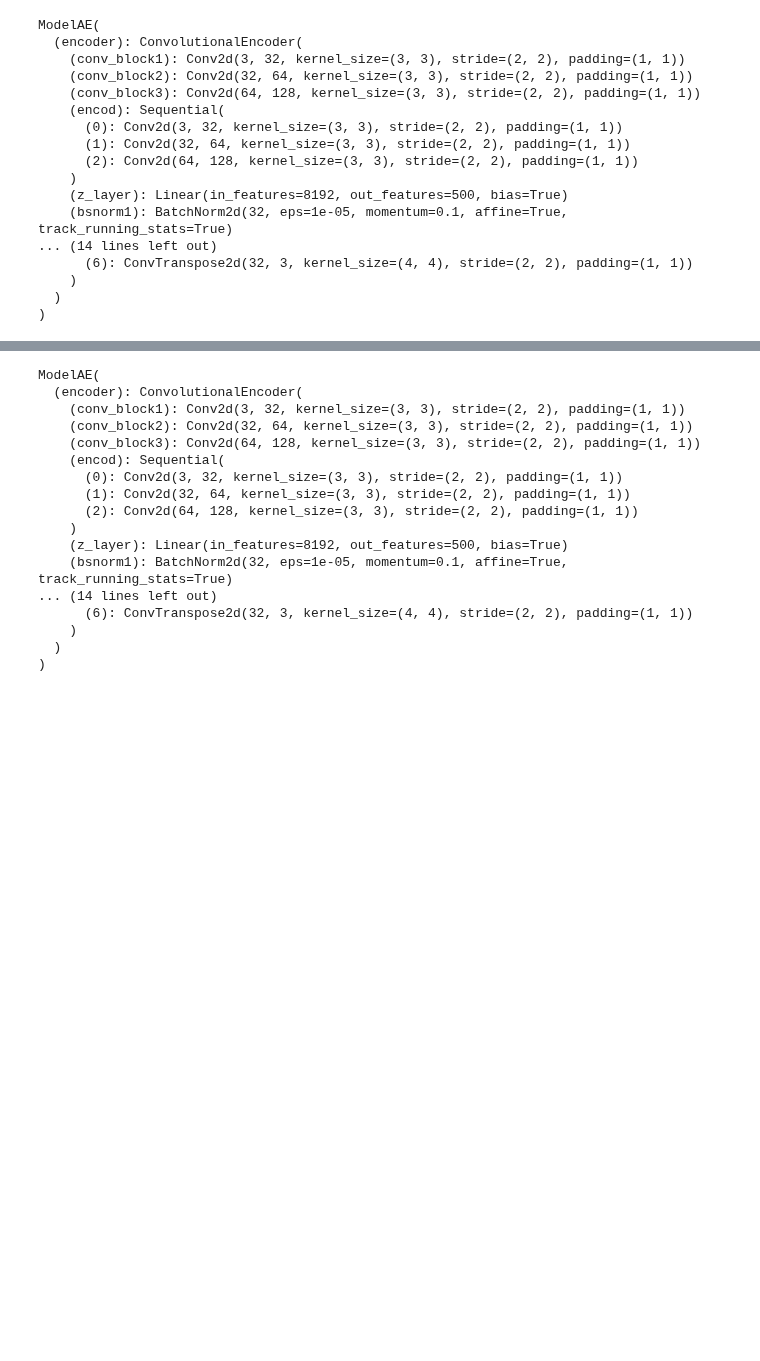
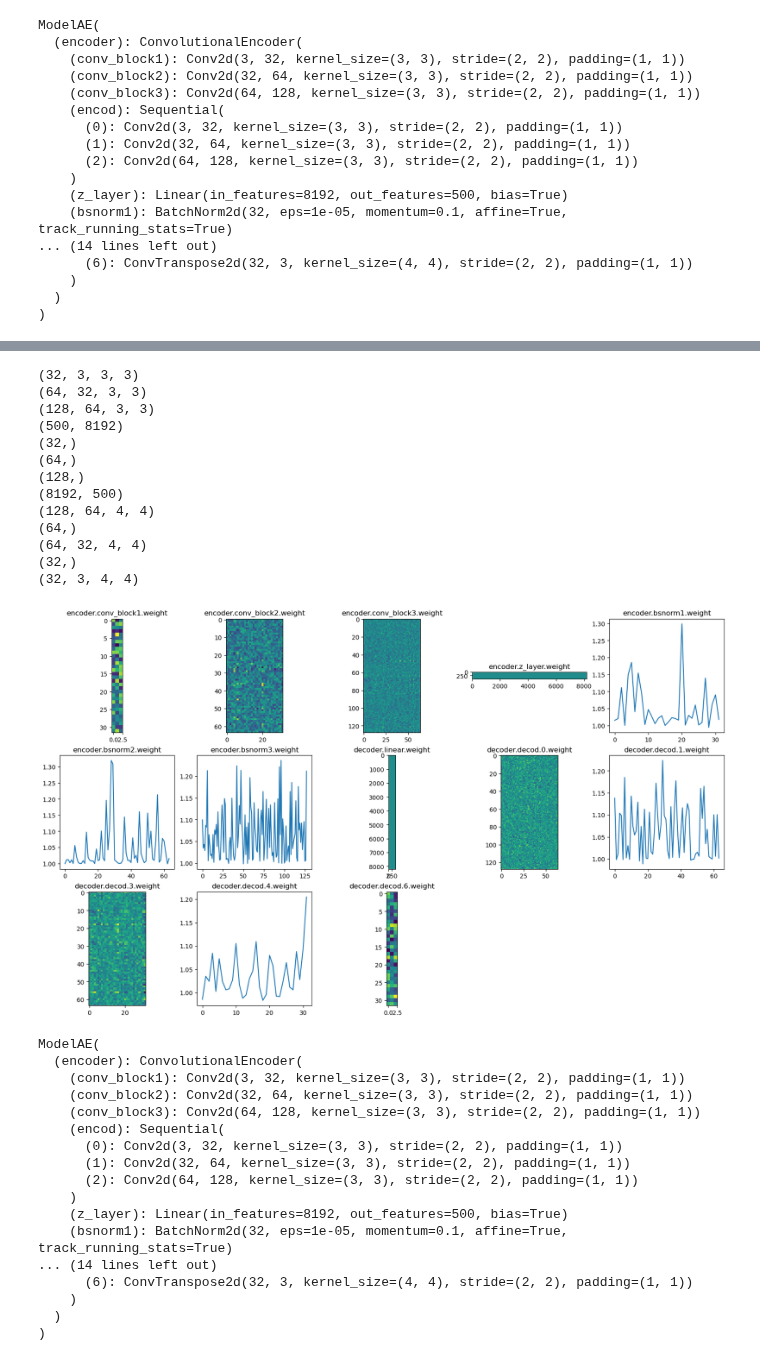
Before and after one commit to DIDSR/DomId, a Jupyter notebook: notebooks/MICCAI_tutorial.ipynb, the cells around one changed output, grey strips where cells are left out. Saved outputs shown, nothing was run; the diff lists cells and outputs as text; code cells hidden in the pictures; blank space fills up the shorter version.

```diff
--- a/notebooks/MICCAI_tutorial.ipynb
+++ b/notebooks/MICCAI_tutorial.ipynb
@@ -353,3 +314,67 @@ model name: her3_te_class1_class2_class0_ae_b48b19b0_not_commited_2024md_03md_29
+# %%
+import torch
+import matplotlib.pyplot as plt
+
+def visualize_weights(model):
+    counter=1
+    plt.figure(figsize = (20,20))
+    for name, param in model.named_parameters():
+        if 'weight' in name:
+            weights = param.data.cpu().numpy()
+            print(weights.shape)
+
+            if len(weights.shape) > 2:
+                plt.subplot(5,5,counter)
+                plt.imshow(weights[:, :, 0, 0])
+                counter+=1
+            if len(weights.shape) == 2:
+                plt.subplot(5,5,counter)
+                plt.imshow(weights)
+                counter+=1
+            if len(weights.shape) < 2:
+                plt.subplot(5,5,counter)
+                plt.plot(weights)
+                counter+=1
+            plt.title(name)
+
+
+            # if len(weights.shape) == 2:  # Linear layer weights
+            #     plt.figure(figsize=(10, 5))
+            #     plt.imshow(weights, cmap='viridis', aspect='auto')
+            #     plt.title(name)
+            #     plt.colorbar()
+            #     plt.xlabel('Input Neurons')
+            #     plt.ylabel('Output Neurons')
+            #     plt.show()
+            # elif len(weights.shape) == 4:  # Convolutional layer weights
+            #     num_kernels = weights.shape[0]
+            #     num_channels = weights.shape[1]
+            #     fig, axs = plt.subplots(num_kernels, num_channels, figsize=(10, 10))
+            #     for i in range(num_kernels):
+            #         for j in range(num_channels):
+            #             axs[i, j].imshow(weights[i, j], cmap='viridis')
+            #             axs[i, j].axis('off')
+            #             #axs[i, j].set_title(f'Kernel {i+1}, Channel {j+1}')
+            #     #plt.suptitle(name)
+    plt.show()
+
+# Assuming `model` is your PyTorch model
+visualize_weights(exp.model)
+# %% [output]
+(32, 3, 3, 3)
+(64, 32, 3, 3)
+(128, 64, 3, 3)
+(500, 8192)
+(32,)
+(64,)
+(128,)
+(8192, 500)
+(128, 64, 4, 4)
+(64,)
+(64, 32, 4, 4)
+(32,)
+(32, 3, 4, 4)
+[figure, added]
 # %%
 from domid.dsets.dset_her3 import DsetHER3
 df = pd.read_csv(args.meta_data_csv)
```
Also changed, not shown: parts of 8 cells of this notebook, 2 other files.
